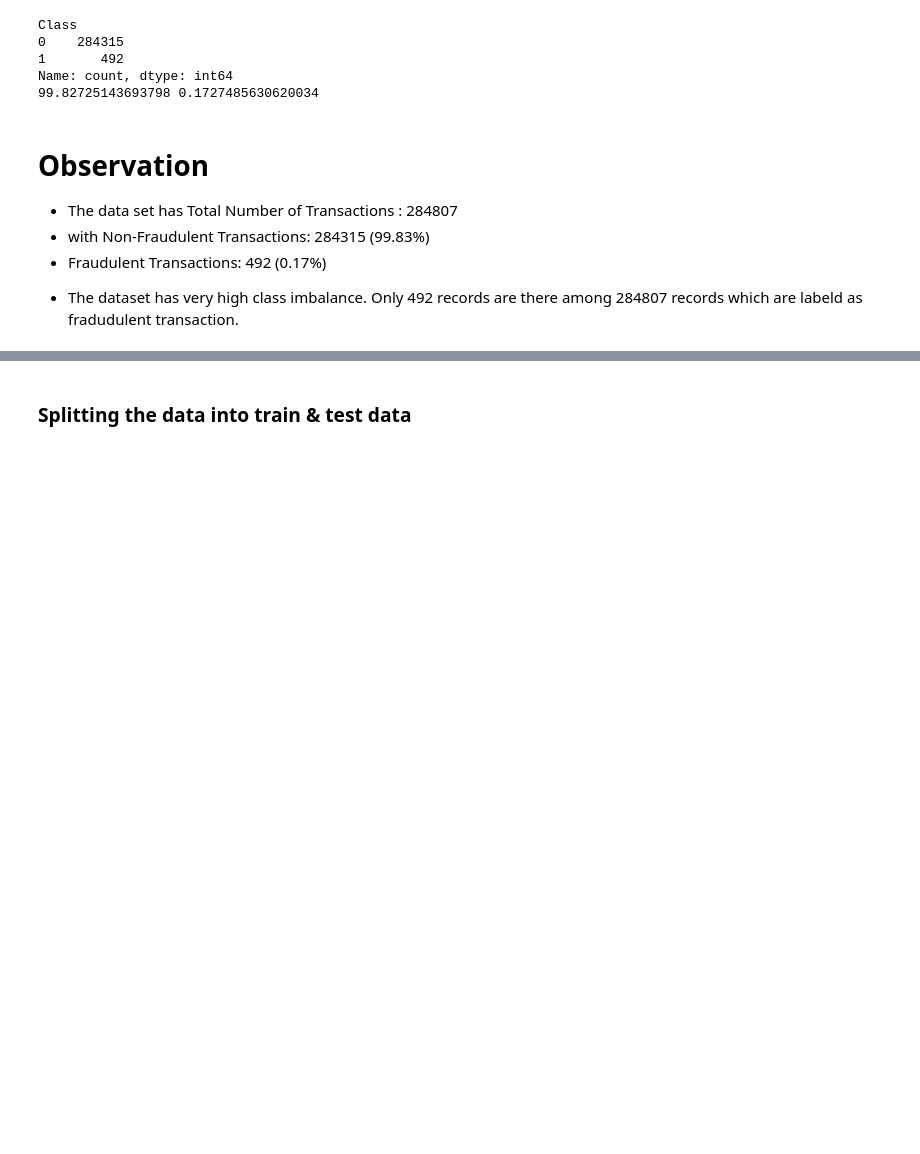
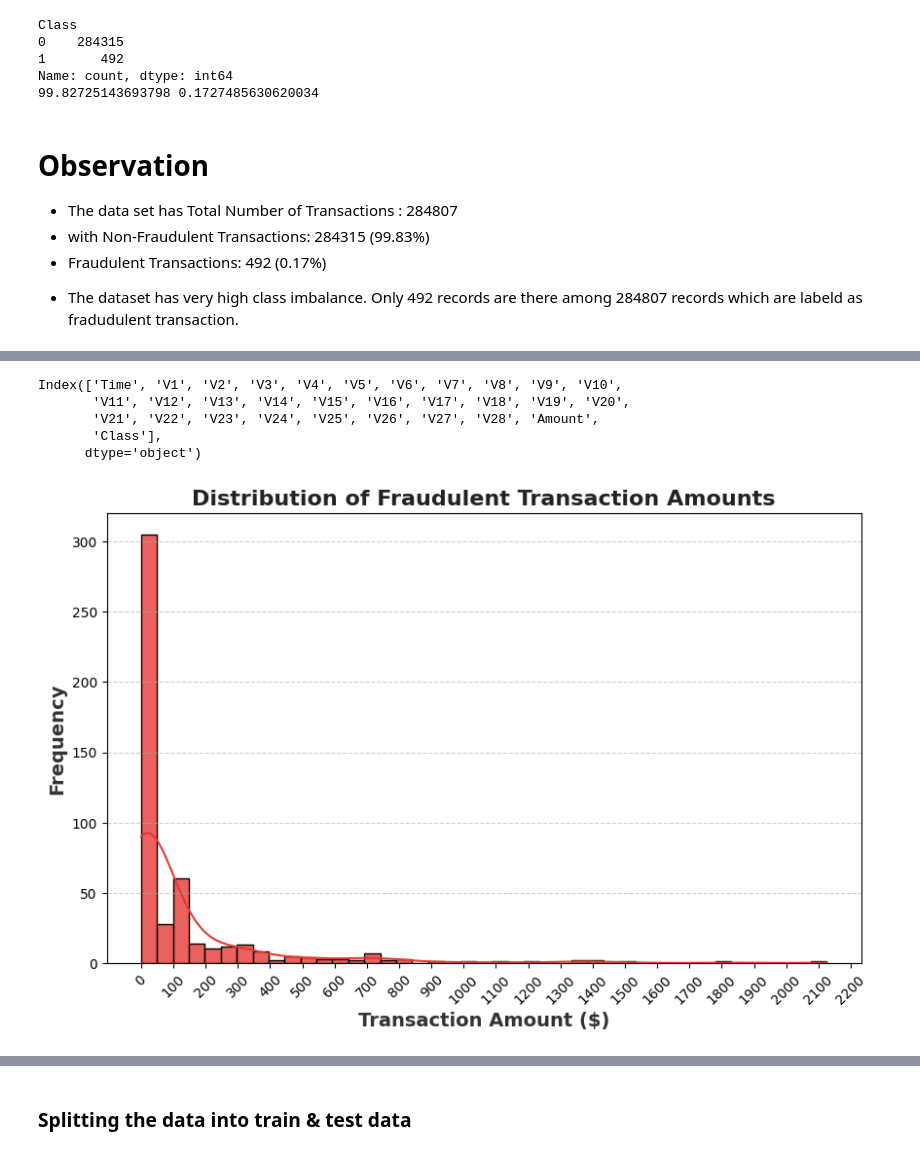
Before and after one commit to iilnreddy/ccdetect, a Jupyter notebook: Credit_card_fraud_detection.ipynb, the cells around one changed output, grey strips where cells are left out. Saved outputs shown, nothing was run; the diff lists cells and outputs as text; code cells hidden in the pictures; blank space fills up the shorter version.

```diff
--- a/Credit_card_fraud_detection.ipynb
+++ b/Credit_card_fraud_detection.ipynb
@@ -156,0 +166,43 @@ Passing `palette` without assigning `hue` is deprecated and will be removed in v
+# %%
+print(df.columns)
+# creating fradulant dataframes
+data_fraud = df[df['Class'] == 1]
+
+# Creating non fraudulent dataframe
+data_non_fraud = df[df['Class'] == 0]
+# %% [output]
+Index(['Time', 'V1', 'V2', 'V3', 'V4', 'V5', 'V6', 'V7', 'V8', 'V9', 'V10',
+       'V11', 'V12', 'V13', 'V14', 'V15', 'V16', 'V17', 'V18', 'V19', 'V20',
+       'V21', 'V22', 'V23', 'V24', 'V25', 'V26', 'V27', 'V28', 'Amount',
+       'Class'],
+      dtype='object')
+# %%
+import matplotlib.pyplot as plt
+import seaborn as sns
+import numpy as np
+
+# Set figure size
+plt.figure(figsize=(10, 6))
+
+# Create histogram with KDE
+sns.histplot(data_fraud['Amount'], binwidth=50, kde=True, color='#E53935', edgecolor='black', alpha=0.8)
+
+# Labels and title
+plt.xlabel('Transaction Amount ($)', fontsize=14, fontweight='bold', color='#333')
+plt.ylabel('Frequency', fontsize=14, fontweight='bold', color='#333')
+plt.title('Distribution of Fraudulent Transaction Amounts', fontsize=16, fontweight='bold', color='#222')
+
+# Adjust x-ticks dynamically
+max_amount = int(data_fraud['Amount'].max())
+plt.xticks(np.arange(0, max_amount + 100, step=100), rotation=45)
+
+# Add gridlines for better readability
+plt.grid(axis='y', linestyle='--', alpha=0.6)
+
+# Optional: Use a log scale if the distribution is highly skewed
+# plt.yscale('log')
+
+# Show plot
+plt.show()
+# %% [output]
+[figure, added]
```
Also changed, not shown: parts of 13 cells of this notebook.
